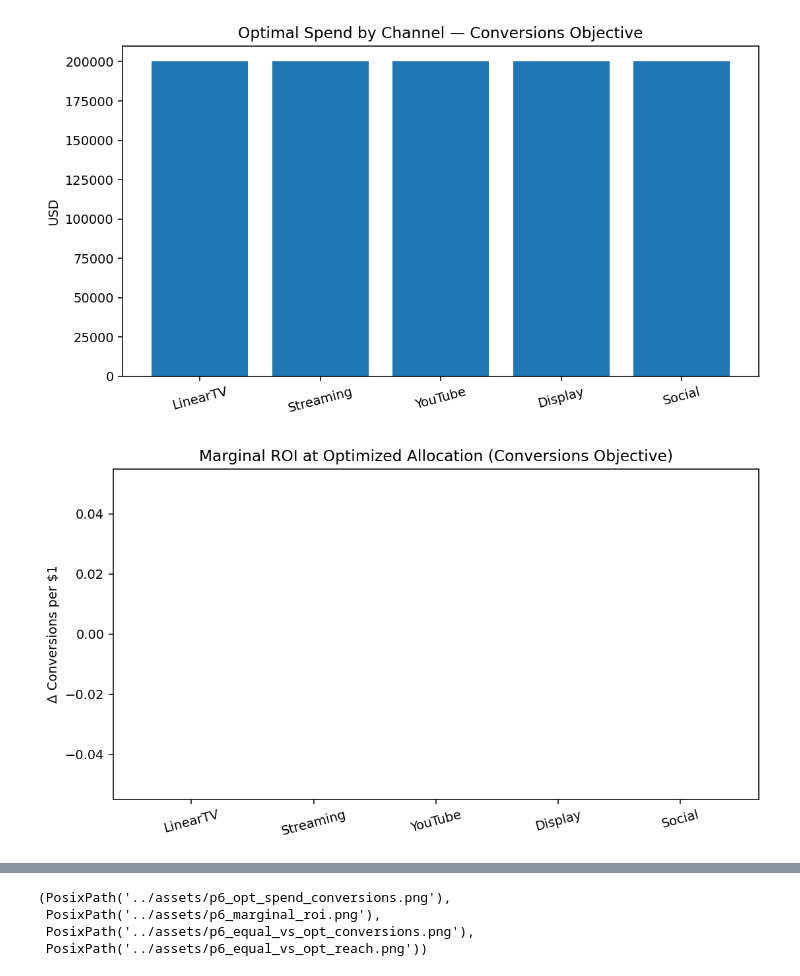
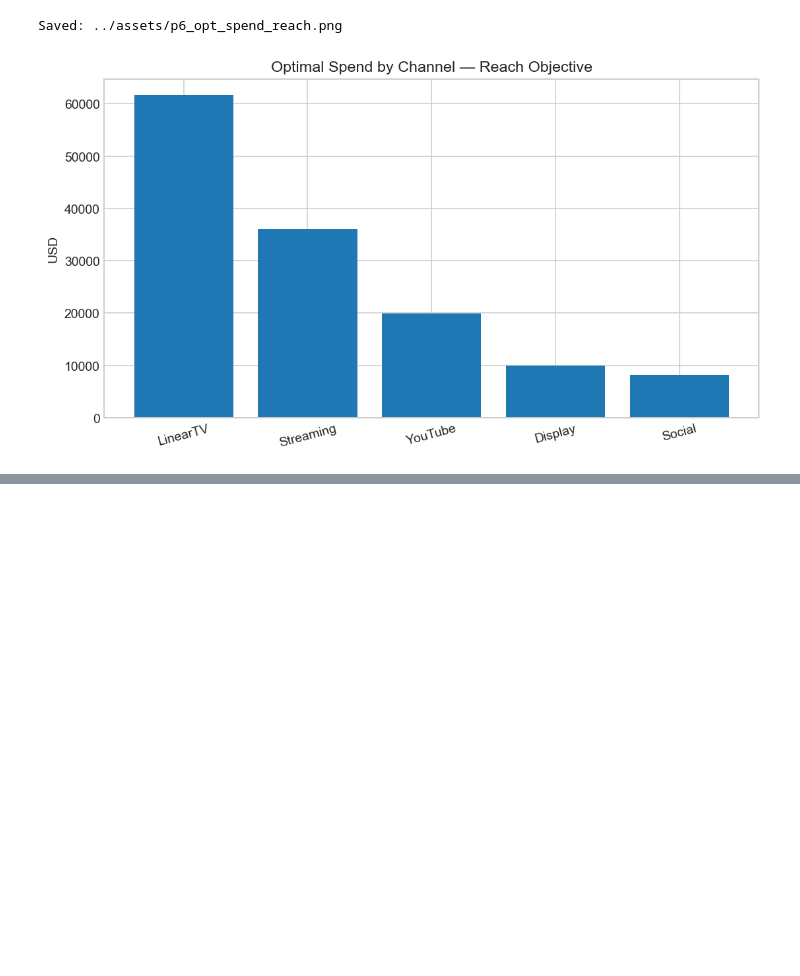
Before and after one commit to aravind-bit/oneplan-ai, a Jupyter notebook: notebooks/06_explainability_and_summary.ipynb, the cells around one changed output, grey strips where cells are left out. Drawn from its saved outputs; the diff is of its cells as text; code cells hidden in the pictures; blank space fills up the shorter version.

```diff
--- a/notebooks/06_explainability_and_summary.ipynb
+++ b/notebooks/06_explainability_and_summary.ipynb
@@ -8,17 +13,15 @@ import numpy as np
 import pandas as pd
 import matplotlib.pyplot as plt
 from pathlib import Path
-from scipy.interpolate import interp1d
+from scipy.interpolate import PchipInterpolator
+
+# Paths
+DATA_DIR   = Path("../data/processed")
+RAW_DIR    = Path("../data/raw")
+ASSETS_DIR = Path("../assets")
+ASSETS_DIR.mkdir(parents=True, exist_ok=True)
 
 plt.rcParams["figure.dpi"] = 140
+plt.style.use("seaborn-v0_8-whitegrid")
 
-CURVE_DIR   = Path("../data/processed/response_curves")
-PROCESSED   = Path("../data/processed")
-RAW_DIR     = Path("../data/raw")
-ASSETS_DIR  = Path("../assets")
-REPORTS_DIR = Path("../reports")
-ASSETS_DIR.mkdir(parents=True, exist_ok=True)
-REPORTS_DIR.mkdir(parents=True, exist_ok=True)
-
-AUDIENCE_SIZE = 1_000_000   # for reporting reach in people
-BUDGET        = 1_000_000.0 # keep in sync with Part-5
+print("Paths ready:", DATA_DIR.resolve(), ASSETS_DIR.resolve())
@@ -165,33 +196,19 @@ mroi_df
 # %%
-# Bar: optimal spend (Conversions objective)
+alloc_reach = pd.DataFrame({
+    "channel": list(opt_spend_reach.keys()),
+    "optimal_spend_reach": list(opt_spend_reach.values())
+}).sort_values("optimal_spend_reach", ascending=False)
+
 plt.figure(figsize=(8,4.5))
-plt.bar(list(opt_spend_conv.keys()), list(opt_spend_conv.values()))
-plt.title("Optimal Spend by Channel — Conversions Objective")
-plt.ylabel("USD"); plt.xticks(rotation=15); plt.tight_layout()
-png1 = ASSETS_DIR / "p6_opt_spend_conversions.png"; plt.savefig(png1); plt.show()
-
-# Bar: marginal ROI at optimum
-plt.figure(figsize=(8,4.5))
-plt.bar(mroi_df["channel"], mroi_df["marginal_roi_per_dollar"])
-plt.title("Marginal ROI at Optimized Allocation (Conversions Objective)")
-plt.ylabel("Δ Conversions per $1"); plt.xticks(rotation=15); plt.tight_layout()
-png2 = ASSETS_DIR / "p6_marginal_roi.png"; plt.savefig(png2); plt.show()
-
-# Equal vs Optimized bars (Conversions)
-plt.figure(figsize=(6,4))
-plt.bar(["Equal","Optimized"], [eq_conv, opt_conv_total])
-plt.title("Conversions: Equal vs Optimized")
-plt.ylabel("Predicted Conversions"); plt.tight_layout()
-png3 = ASSETS_DIR / "p6_equal_vs_opt_conversions.png"; plt.savefig(png3); plt.show()
-
-# Equal vs Optimized bars (Deduped Reach)
-plt.figure(figsize=(6,4))
-plt.bar(["Equal","Optimized"], [eq_reach*100, opt_reach_total*100])
-plt.title("Deduped Reach (% Audience): Equal vs Optimized")
-plt.ylabel("% of Audience"); plt.tight_layout()
-png4 = ASSETS_DIR / "p6_equal_vs_opt_reach.png"; plt.savefig(png4); plt.show()
-
-png1, png2, png3, png4
+plt.bar(alloc_reach["channel"], alloc_reach["optimal_spend_reach"])
+plt.title("Optimal Spend by Channel — Reach Objective")
+plt.ylabel("USD")
+plt.xticks(rotation=15)
+plt.tight_layout()
+png_alloc_reach = ASSETS_DIR / "p6_opt_spend_reach.png"
+plt.savefig(png_alloc_reach, dpi=140)
+print("Saved:", png_alloc_reach)
+plt.show()
 # %% [output]
+Saved: ../assets/p6_opt_spend_reach.png
-[figure, old version]
+[figure, new version]
-[figure, removed]
@@ -200,5 +215 @@ png1, png2, png3, png4
-(PosixPath('../assets/p6_opt_spend_conversions.png'),
- PosixPath('../assets/p6_marginal_roi.png'),
- PosixPath('../assets/p6_equal_vs_opt_conversions.png'),
- PosixPath('../assets/p6_equal_vs_opt_reach.png'))
 # %%
```
Also changed, not shown: parts of 10 cells of this notebook, 13 other files.
